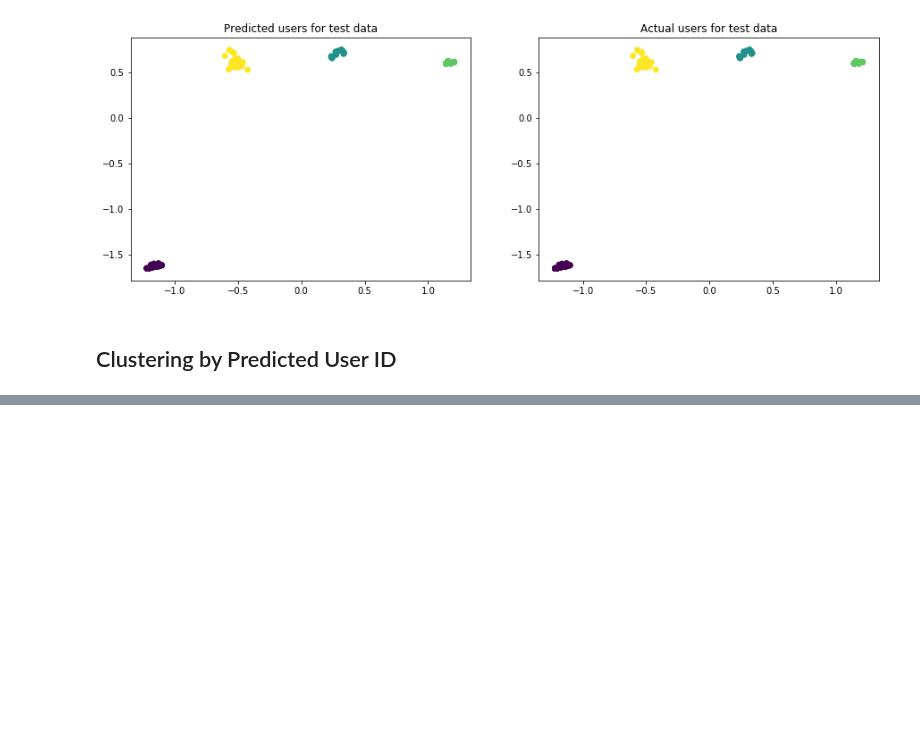
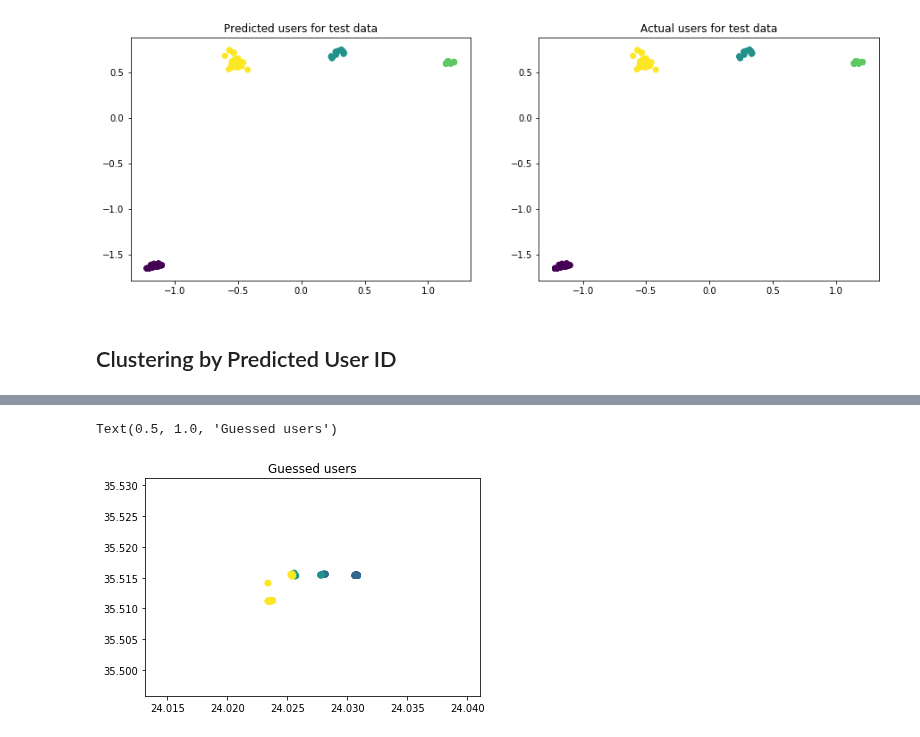
Before and after one commit to lillyclark/privacy-utility, a Jupyter notebook: ChaniaDataset.ipynb, the cells around one changed output, grey strips where cells are left out. Saved outputs shown, nothing was run; the diff lists cells and outputs as text; code cells hidden in the pictures; blank space fills up the shorter version.

```diff
--- a/ChaniaDataset.ipynb
+++ b/ChaniaDataset.ipynb
@@ -338,0 +412,4 @@ plt.show()
+# %%
+t_data.sort()
+# %%
+dist_from_point0 = np.array(list(map(lambda point: point_dist(point, t_data[0]), sorted_t_data)))
@@ -338,0 +436,4 @@ plt.show()
+# %%
+closeness = np.argsort(dist_from_point0)
+# %%
+sorted_t_data = t_data[closeness]
@@ -338,0 +502,6 @@ plt.show()
+# %%
+plt.scatter(sorted_t_data[:,1], sorted_t_data[:,0], c=foundlabels)
+plt.title("Guessed users")
+# %% [output]
+Text(0.5, 1.0, 'Guessed users')
+[figure, added]
```
Also changed, not shown: parts of 30 cells of this notebook.
